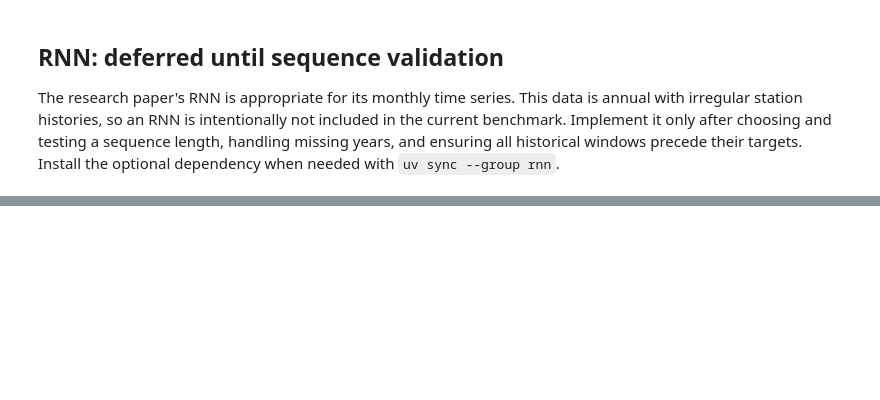
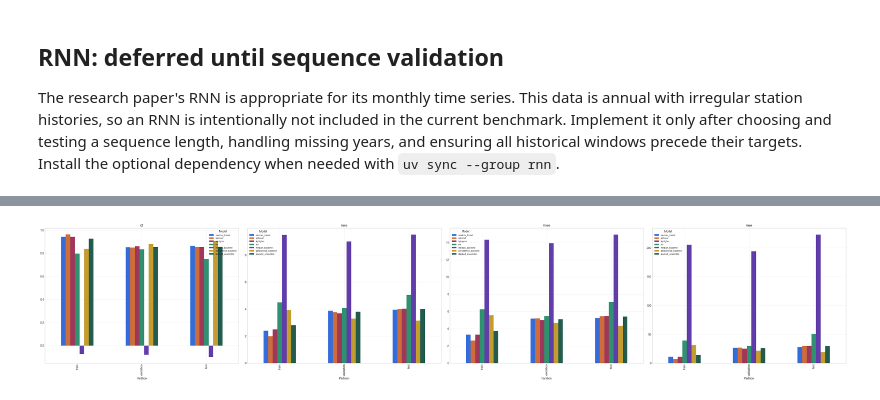
Before and after one commit to AP12genius/Water-Quality-App, a Jupyter notebook: main.ipynb, the cells around one changed output, grey strips where cells are left out. Cells and saved outputs as stored; diff of their text form; code cells hidden in the pictures; blank space fills up the shorter version.

```diff
--- a/main.ipynb
+++ b/main.ipynb
@@ -108,0 +149,21 @@ The research paper's RNN is appropriate for its monthly time series. This data i
+# %%
+# 2. Model comparison across partitions, per metric
+metrics_available = metric_table.columns.tolist()
+n_metrics = len(metrics_available)
+
+fig, axes = plt.subplots(1, n_metrics, figsize=(10 * n_metrics, 8))
+if n_metrics == 1:
+    axes = [axes]
+
+for ax, metric in zip(axes, metrics_available):
+    pivoted = metric_table[metric].unstack('model')
+    pivoted.plot(kind='bar', ax=ax)
+    ax.set_title(metric)
+    ax.set_xlabel('Partition')
+    ax.legend(title='Model', fontsize=8)
+
+plt.tight_layout()
+plt.savefig('assets/model_comparison_metrics.png', dpi=150)
+plt.show()
+# %% [output]
+[figure, added]
```
Also changed, not shown: parts of 10 cells of this notebook, 7 other files.
